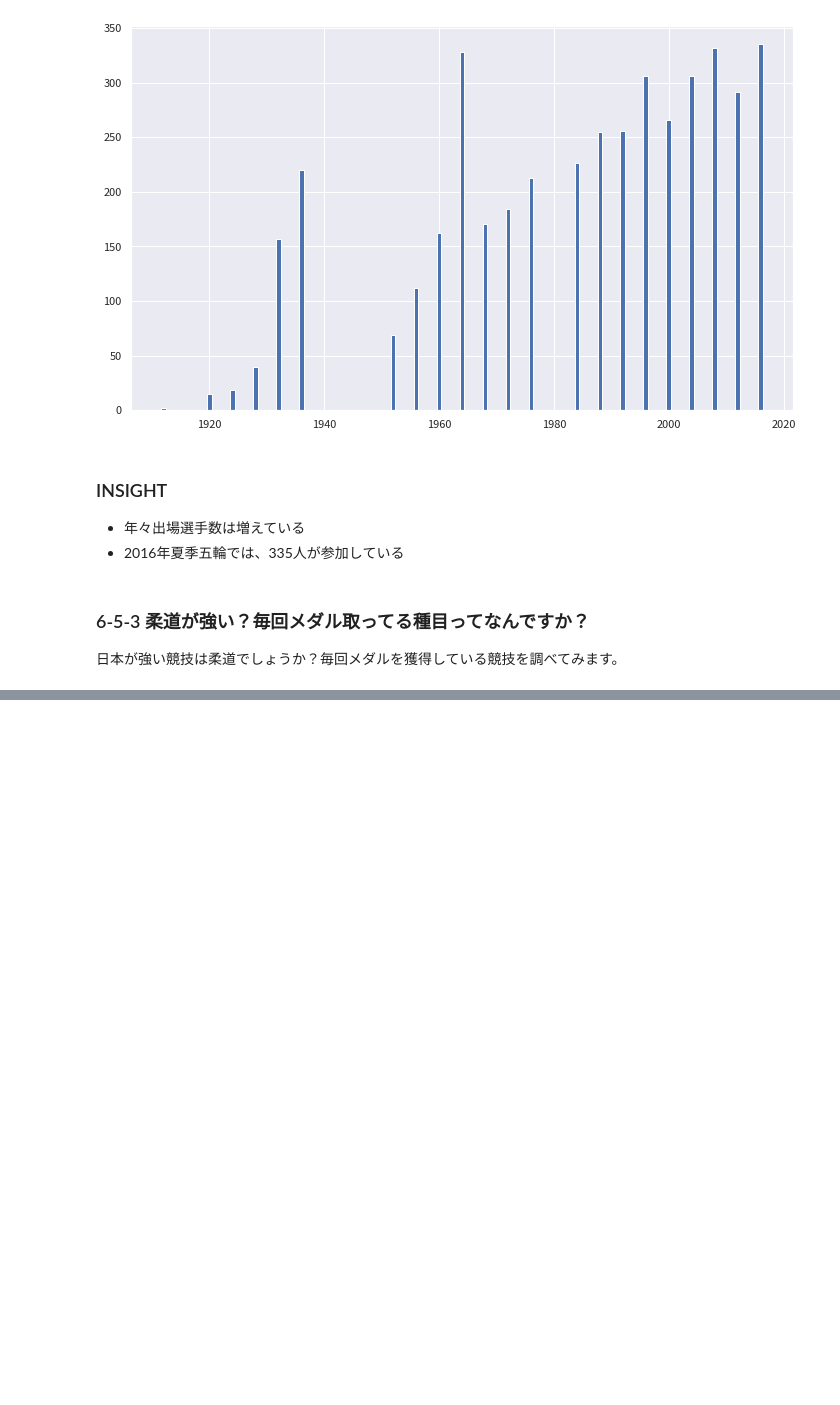
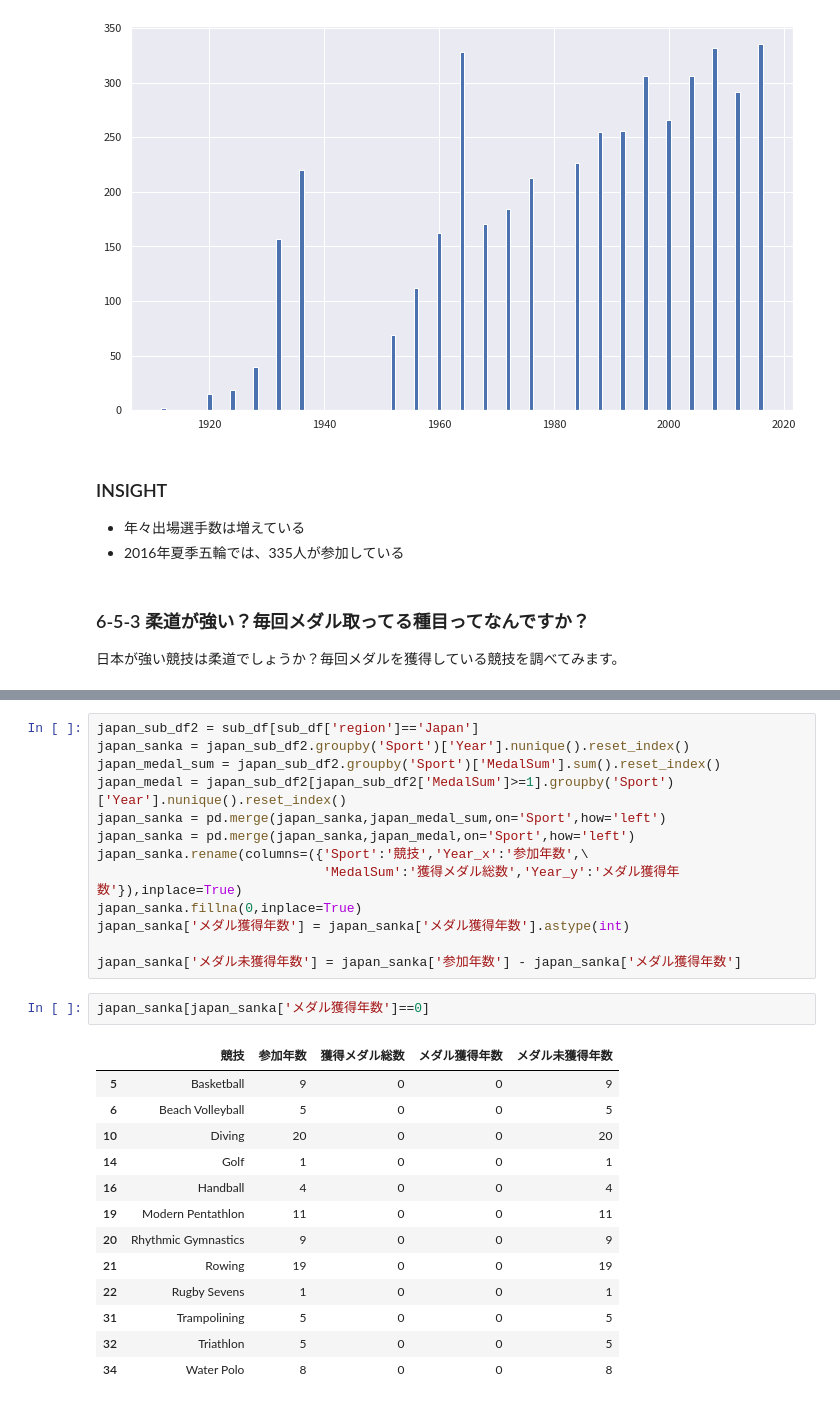
Before and after one commit to 900914/TIL, a Jupyter notebook: Kaggle/120olympic_analytics.ipynb, the cells around one changed output, grey strips where cells are left out. Drawn from its saved outputs; the diff is of its cells as text; blank space fills up the shorter version.

```diff
--- a/Kaggle/120olympic_analytics.ipynb
+++ b/Kaggle/120olympic_analytics.ipynb
@@ -1059,0 +1025,29 @@ plt.show()
+# %%
+japan_sub_df2 = sub_df[sub_df['region']=='Japan']
+japan_sanka = japan_sub_df2.groupby('Sport')['Year'].nunique().reset_index()
+japan_medal_sum = japan_sub_df2.groupby('Sport')['MedalSum'].sum().reset_index()
+japan_medal = japan_sub_df2[japan_sub_df2['MedalSum']>=1].groupby('Sport')['Year'].nunique().reset_index()
+japan_sanka = pd.merge(japan_sanka,japan_medal_sum,on='Sport',how='left')
+japan_sanka = pd.merge(japan_sanka,japan_medal,on='Sport',how='left')
+japan_sanka.rename(columns=({'Sport':'競技','Year_x':'参加年数',\
+                             'MedalSum':'獲得メダル総数','Year_y':'メダル獲得年数'}),inplace=True)
+japan_sanka.fillna(0,inplace=True)
+japan_sanka['メダル獲得年数'] = japan_sanka['メダル獲得年数'].astype(int)
+
+japan_sanka['メダル未獲得年数'] = japan_sanka['参加年数'] - japan_sanka['メダル獲得年数']
+# %%
+japan_sanka[japan_sanka['メダル獲得年数']==0]
+# %% [output]
+|  | 競技 | 参加年数 | 獲得メダル総数 | メダル獲得年数 | メダル未獲得年数 |
+| 5 | Basketball | 9 | 0 | 0 | 9 |
+| 6 | Beach Volleyball | 5 | 0 | 0 | 5 |
+| 10 | Diving | 20 | 0 | 0 | 20 |
+| 14 | Golf | 1 | 0 | 0 | 1 |
+| 16 | Handball | 4 | 0 | 0 | 4 |
+| 19 | Modern Pentathlon | 11 | 0 | 0 | 11 |
+| 20 | Rhythmic Gymnastics | 9 | 0 | 0 | 9 |
+| 21 | Rowing | 19 | 0 | 0 | 19 |
+| 22 | Rugby Sevens | 1 | 0 | 0 | 1 |
+| 31 | Trampolining | 5 | 0 | 0 | 5 |
+| 32 | Triathlon | 5 | 0 | 0 | 5 |
+| 34 | Water Polo | 8 | 0 | 0 | 8 |
```
Also changed, not shown: parts of 42 cells of this notebook, 1 other file.
